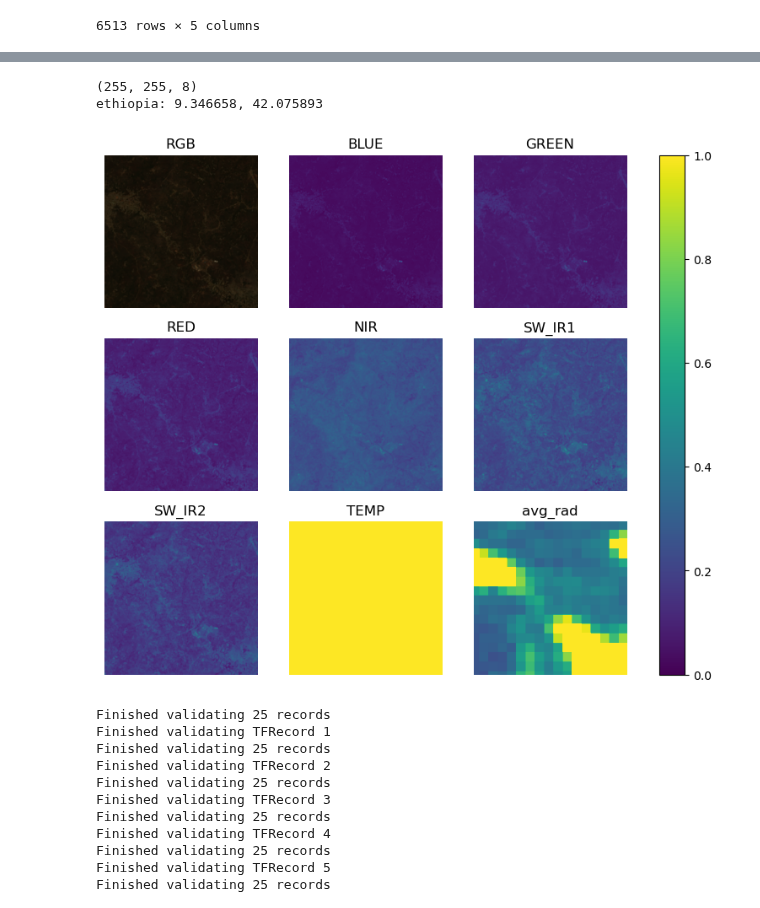
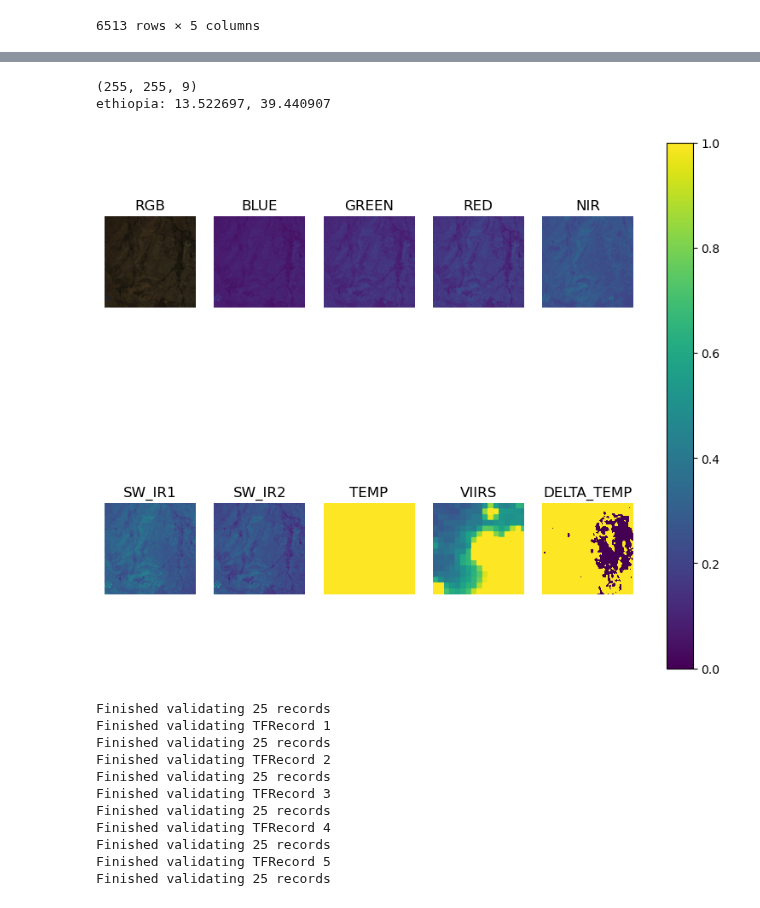
Before and after one commit to omshah2006/Predicting-Poverty-Ethiopia, a Jupyter notebook: preprocessing/process_lsms_tfrecords.ipynb, the cells around one changed output, grey strips where cells are left out. Drawn from its saved outputs; the diff is of its cells as text; code cells hidden in the pictures.

```diff
--- a/preprocessing/process_lsms_tfrecords.ipynb
+++ b/preprocessing/process_lsms_tfrecords.ipynb
@@ -23,7 +23,7 @@ LSMS_CSV_PATH = '../data/lsms_clusters.csv'
 EXPORT_DIR = '../data/lsms_tfrecords/'
 # %%
 # avg_rad is the nightlights band
-BANDS = ['BLUE', 'GREEN', 'RED', 'NIR', 'SW_IR1', 'SW_IR2', 'TEMP', 'avg_rad']
+BANDS = ['BLUE', 'GREEN', 'RED', 'NIR', 'SW_IR1', 'SW_IR2', 'TEMP', 'VIIRS', 'DELTA_TEMP']
 # %%
 df_lsms = pd.read_csv(LSMS_CSV_PATH)
 
@@ -56,6 +56,7 @@ dtype: object
 | 5381 | ethiopia | 98.604965 | 0 | 9.346658 | 42.075893 |
 6513 rows × 5 columns
 # %%
+# Searches for tfrecord by latitude and longitude
 # tfrecords = sorted([f for f in os.listdir(EXPORT_DIR) if not f.startswith('.')])
 # matched_record = ""
 
@@ -73,25 +74,9 @@ dtype: object
 
 
 # First TFRecord path
-sample_tfrecord = EXPORT_DIR + 'ethiopia_160_13.tfrecord'
+sample_tfrecord = TFRECORDS_DIR + 'ethiopia_00.tfrecord'
 
 # Get feature array of first record
 feature_set = helper.create_single_feature_set(filename=sample_tfrecord)
 helper.get_feature_array(feature_set=feature_set)
-
-"""
-Matching record found: ethiopia_118_12.tfrecord
-Matching record found: ethiopia_137_6.tfrecord
-Matching record found: ethiopia_160_13.tfrecord
-Matching record found: ethiopia_162_13.tfrecord
-Matching record found: ethiopia_169_18.tfrecord
-Matching record found: ethiopia_176_0.tfrecord
-Matching record found: ethiopia_196_10.tfrecord
-Matching record found: ethiopia_211_0.tfrecord
-Matching record found: ethiopia_213_1.tfrecord
-Matching record found: ethiopia_213_21.tfrecord
-Matching record found: ethiopia_215_2.tfrecord
-Matching record found: ethiopia_216_4.tfrecord
-Matching record found: ethiopia_225_20.tfrecord
-"""
 # %% [output]
@@ -99,24 +100,24 @@ Matching record found: ethiopia_225_20.tfrecord
 # %%
 def view_single_record_bands(feature_set):
     lat = np.float32(feature_set['lat'].float_list.value[0])
     lon = np.float32(feature_set['lon'].float_list.value[0])
     country = feature_set['country'].bytes_list.value[0].decode()
 
     band_images = []
     for band_id, band_name in enumerate(BANDS):
         band = np.array(feature_set[band_name].float_list.value, dtype=np.float32).reshape(255, 255)
         band_images.append(band)
     band_images = np.stack(band_images, axis=2)
     print(np.shape(band_images))
 
     print(f'{country}: {lat:4f}, {lon:4f}')
-    helper.visualize_bands(img=band_images, band_names=BANDS, bands_per_row=3)
+    helper.visualize_bands(img=band_images, band_names=BANDS, bands_per_row=5)
 
 
 view_single_record_bands(feature_set=feature_set)
 # %% [output]
-(255, 255, 8)
-ethiopia: 9.346658, 42.075893
+(255, 255, 9)
+ethiopia: 13.522697, 39.440907
-[figure, old version]
+[figure, new version]
 # %%
 REQUIRED_KEYS = [
```
Also changed, not shown: parts of 2 cells of this notebook, 23 other files.
